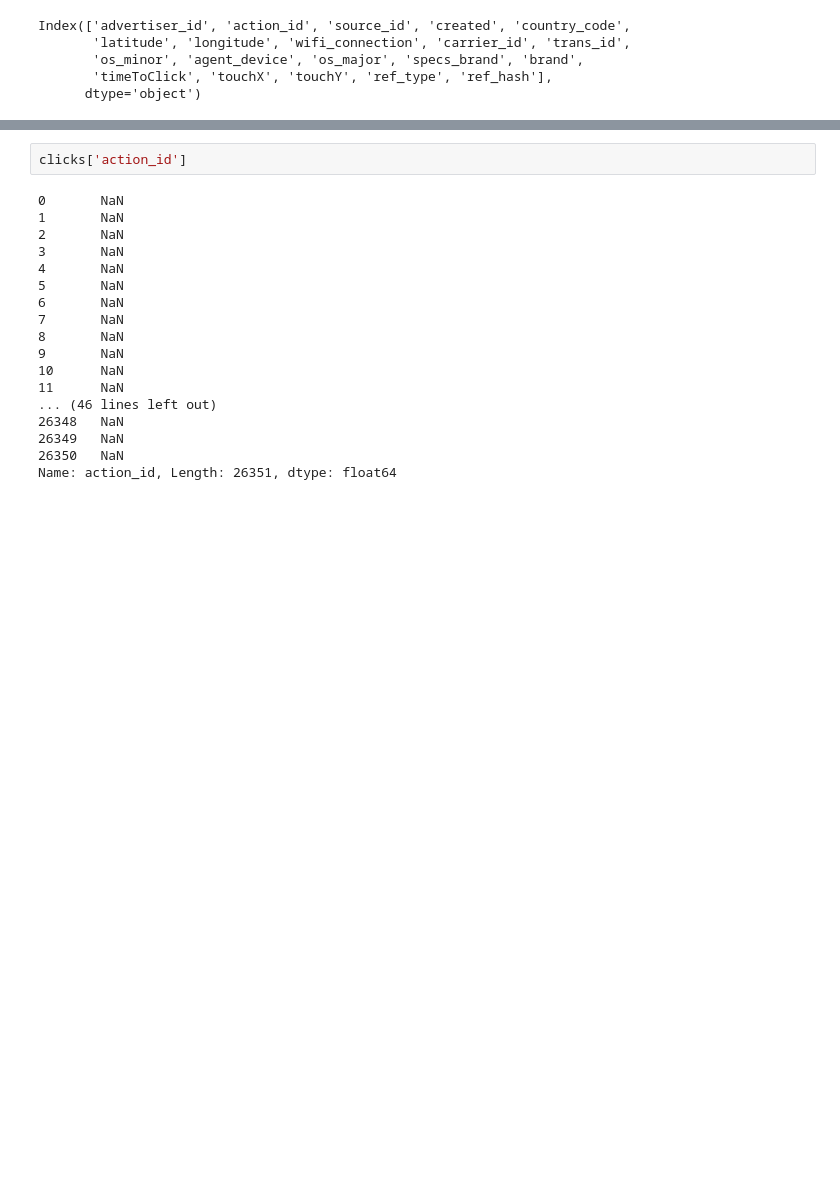
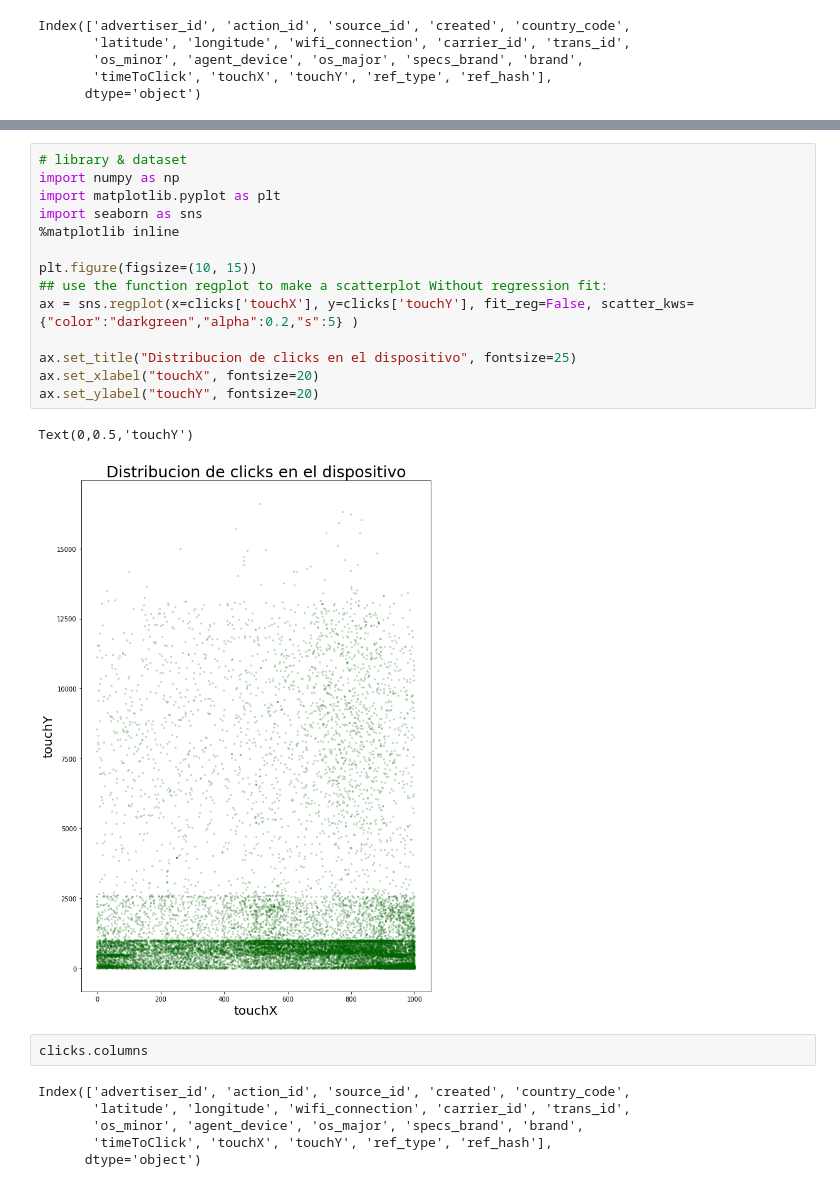
Before and after one commit to cruzpa95/Datos2019, a Jupyter notebook: clicks.ipynb, the cells around one changed output, grey strips where cells are left out. Drawn from its saved outputs; the diff is of its cells as text; blank space fills up the shorter version.

```diff
--- a/clicks.ipynb
+++ b/clicks.ipynb
@@ -22,20 +260,25 @@ clicks.head()
+# %%
+# library & dataset
+import numpy as np
+import matplotlib.pyplot as plt
+import seaborn as sns
+%matplotlib inline
+
+plt.figure(figsize=(10, 15))
+## use the function regplot to make a scatterplot Without regression fit:
+ax = sns.regplot(x=clicks['touchX'], y=clicks['touchY'], fit_reg=False, scatter_kws={"color":"darkgreen","alpha":0.2,"s":5} )
+
+ax.set_title("Distribucion de clicks en el dispositivo", fontsize=25)
+ax.set_xlabel("touchX", fontsize=20)
+ax.set_ylabel("touchY", fontsize=20)
+# %% [output]
+Text(0,0.5,'touchY')
+[figure, added]
 # %%
-clicks['action_id']
+clicks.columns
 # %% [output]
-0       NaN
-1       NaN
-2       NaN
-3       NaN
-4       NaN
-5       NaN
-6       NaN
-7       NaN
-8       NaN
-9       NaN
-10      NaN
-11      NaN
-... (46 lines left out)
-26348   NaN
-26349   NaN
-26350   NaN
-Name: action_id, Length: 26351, dtype: float64
+Index(['advertiser_id', 'action_id', 'source_id', 'created', 'country_code',
+       'latitude', 'longitude', 'wifi_connection', 'carrier_id', 'trans_id',
+       'os_minor', 'agent_device', 'os_major', 'specs_brand', 'brand',
+       'timeToClick', 'touchX', 'touchY', 'ref_type', 'ref_hash'],
+      dtype='object')
```
Also changed, not shown: parts of 23 cells of this notebook.
